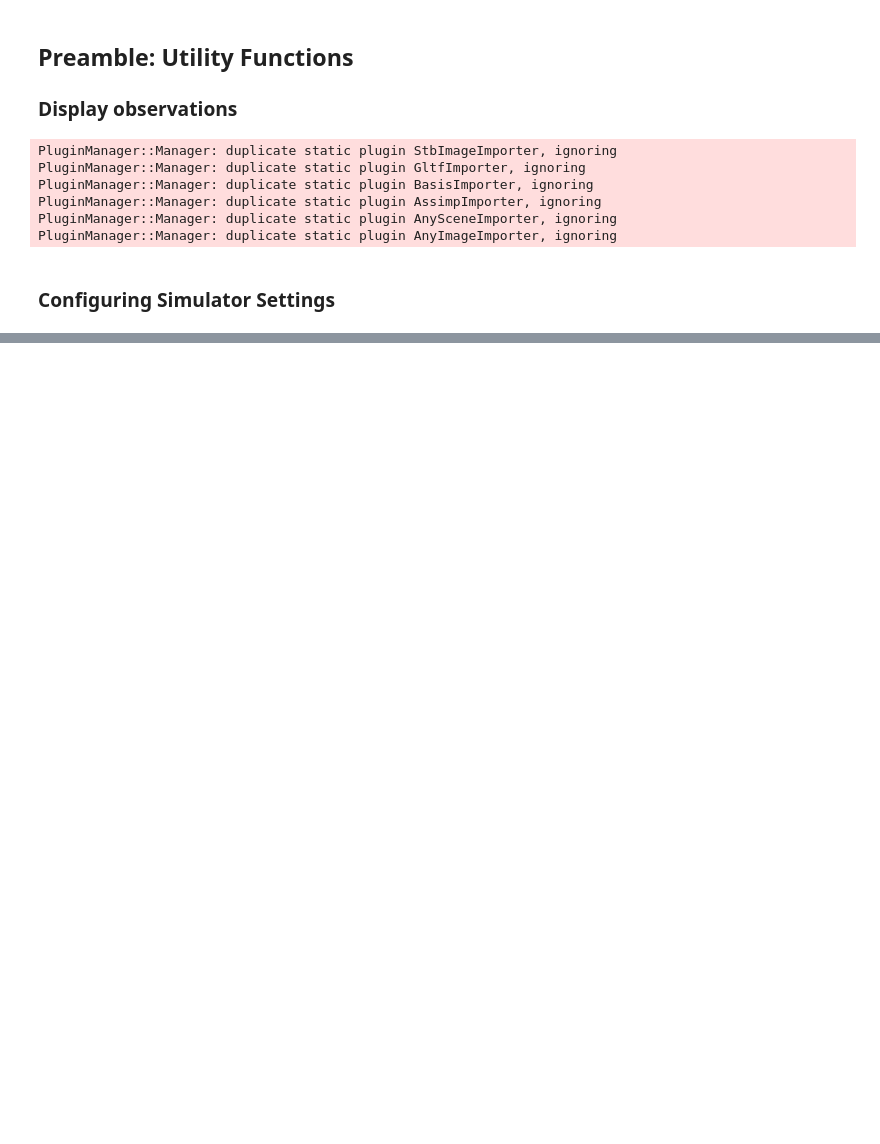
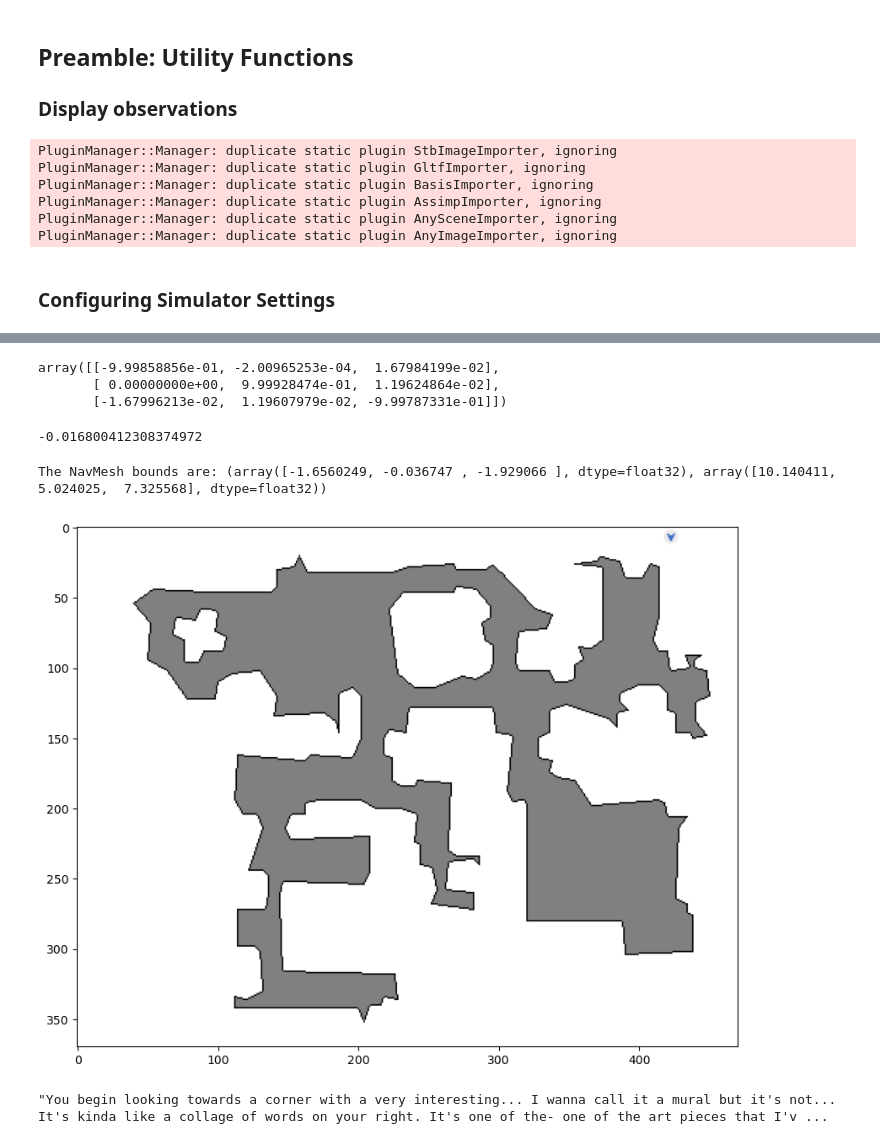
Before and after one commit to wsychiu/OCOM5300M_ResearchProject, a Jupyter notebook: data_exploration/exploring_scenes.ipynb, the cells around one changed output, grey strips where cells are left out. Drawn from its saved outputs; the diff is of its cells as text; code cells hidden in the pictures; blank space fills up the shorter version.

Commit message:
Exploring data: First attempt at mapping agent pose to map - suspect I have the coordinates in the wrong order

```diff
--- a/data_exploration/exploring_scenes.ipynb
+++ b/data_exploration/exploring_scenes.ipynb
@@ -173,0 +341,3 @@ def make_cfg(settings):
+# %%
+scene_pos = poses[5000][:3, 3]
+print(scene_pos)
@@ -173,0 +357,11 @@ def make_cfg(settings):
+# %%
+rotation_pose = poses[5000][:3,:3]
+rotation_pose
+# %% [output]
+array([[-9.99858856e-01, -2.00965253e-04,  1.67984199e-02],
+       [ 0.00000000e+00,  9.99928474e-01,  1.19624864e-02],
+       [-1.67996213e-02,  1.19607979e-02, -9.99787331e-01]])
+# %%
+rotation_matrix = mn.Matrix3(rotation_pose)
+rotation_quaternion = mn.Quaternion.from_matrix(rotation_matrix)
+agent_rotation = utils.quat_from_magnum(rotation_quaternion)
@@ -173,0 +370,8 @@ def make_cfg(settings):
+# %%
+agent_forward = rotation_quaternion.transform_vector(mn.Vector3(0, 0, -1.0))
+agent_rotation = math.atan2(agent_forward[0], agent_forward[2])
+# %%
+print(agent_rotation)
+#agent_rotation = 0.8
+# %% [output]
+-0.016800412308374972
@@ -173,0 +403,46 @@ def make_cfg(settings):
+# %%
+# @markdown ###Configure Example Parameters:
+# @markdown Configure the map resolution:
+meters_per_pixel = 0.025  # @param {type:"slider", min:0.01, max:1.0, step:0.01}
+# @markdown ---
+# @markdown Customize the map slice height (global y coordinate):
+custom_height = False  # @param {type:"boolean"}
+height = 1  # @param {type:"slider", min:-10, max:10, step:0.1}
+# @markdown If not using custom height, default to scene lower limit.
+# @markdown (Cell output provides scene height range from bounding box for reference.)
+
+print("The NavMesh bounds are: " + str(sim.pathfinder.get_bounds()))
+if not custom_height:
+    # get bounding box minimum elevation for automatic height
+    height = sim.pathfinder.get_bounds()[0][1]
+
+if not sim.pathfinder.is_loaded:
+    print("Pathfinder not initialized, aborting.")
+else:
+    if display:
+        hablab_topdown_map = maps.get_topdown_map(
+            sim.pathfinder, height, meters_per_pixel=meters_per_pixel
+        )
+        recolor_map = np.array(
+            [[255, 255, 255], [128, 128, 128], [0, 0, 0]], dtype=np.uint8
+        )
+        hablab_topdown_map = recolor_map[hablab_topdown_map]
+
+        grid_dimensions = (hablab_topdown_map.shape[0], hablab_topdown_map.shape[1])
+        agent_grid_pos = maps.to_grid(scene_pos[2], scene_pos[0], grid_dimensions, pathfinder=sim.pathfinder)
+        maps.draw_agent(hablab_topdown_map, agent_grid_pos, agent_rotation, agent_radius_px=5)
+
+
+        #print("Displaying the map from the Habitat-Lab maps module:")
+        display_map(hablab_topdown_map)
+
+        # easily save a map to file:
+        #map_filename = f"top_down_map.png"
+        #imageio.imsave(f'/home/wes/Documents/test_development/outputs/{map_filename}', hablab_topdown_map)
+# %% [output]
+The NavMesh bounds are: (array([-1.6560249, -0.036747 , -1.929066 ], dtype=float32), array([10.140411,  5.024025,  7.325568], dtype=float32))
+[figure, added]
+# %%
+df_instruction[df_instruction['instruction_id']==instruction_id]['instruction'].iloc[0]
+# %% [output]
+"You begin looking towards a corner with a very interesting... I wanna call it a mural but it's not... It's kinda like a collage of words on your right. It's one of the- one of the art pieces that I'v ...
```
Also changed, not shown: parts of 42 cells of this notebook.
